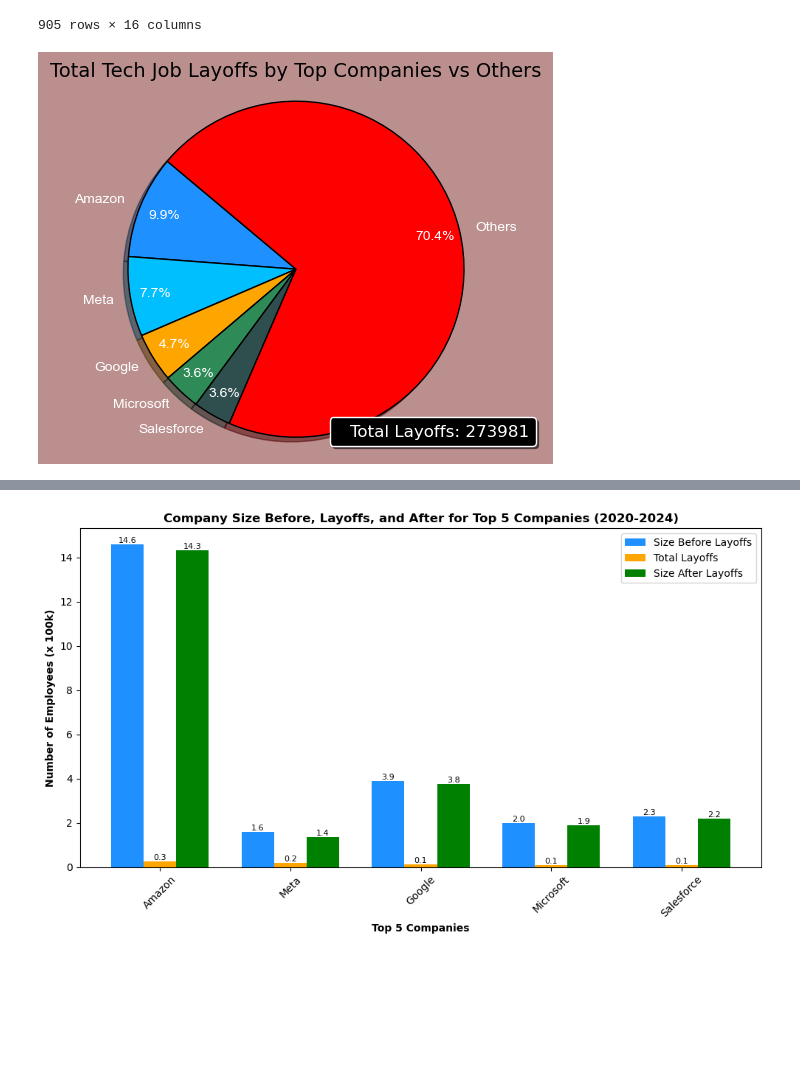
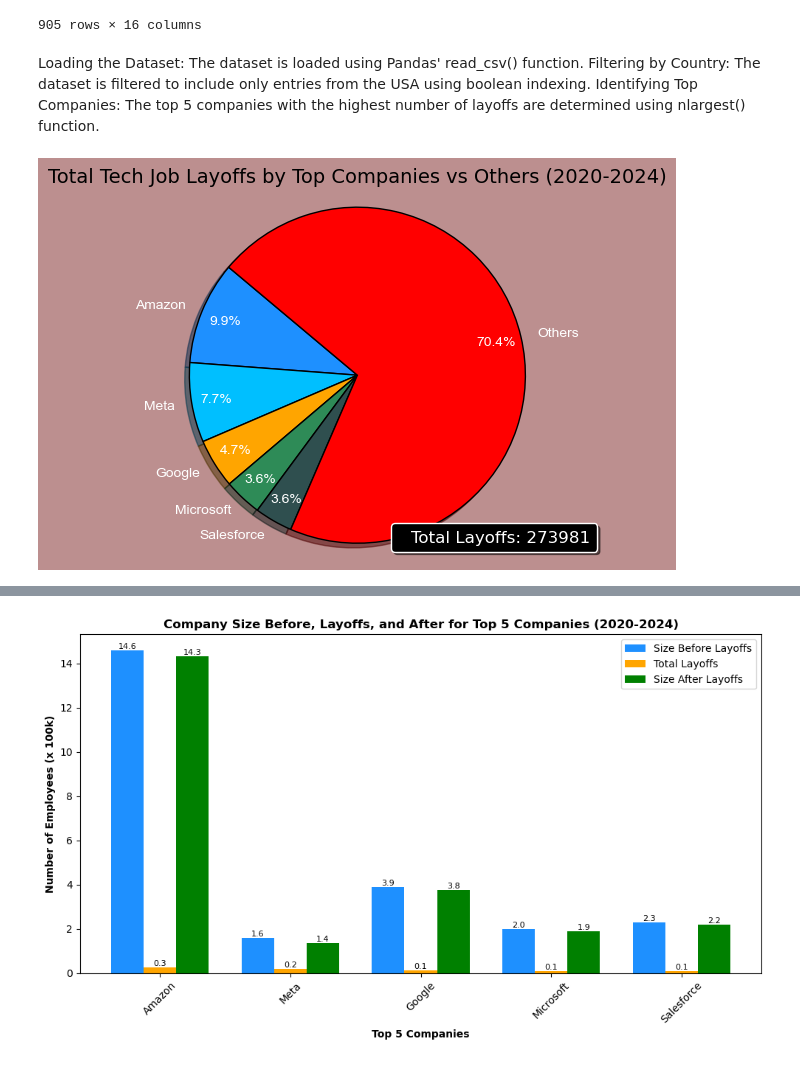
Before and after one commit to cschneggenburger/group-2-project-1, a Jupyter notebook: Big_Tech_Layoffs_Dylan.ipynb, the cells around one changed output, grey strips where cells are left out. Saved outputs shown, nothing was run; the diff lists cells and outputs as text; code cells hidden in the pictures; blank space fills up the shorter version.

Commit message:
Added markdown section. Saved images.

```diff
--- a/Big_Tech_Layoffs_Dylan.ipynb
+++ b/Big_Tech_Layoffs_Dylan.ipynb
@@ -81,6 +75,10 @@ top_5_size_after = company_size_after.loc[usa_top_5_layoffs.index]
 # Get median values for rest of the companies
 rest_size_before = company_size_before.loc[rest_companies.index].median()
 rest_size_after = company_size_after.loc[rest_companies.index].median()
+# %% [markdown]
+Loading the Dataset: The dataset is loaded using Pandas' read_csv() function.
+Filtering by Country: The dataset is filtered to include only entries from the USA using boolean indexing.
+Identifying Top Companies: The top 5 companies with the highest number of layoffs are determined using nlargest() function.
 # %%
 # Concatenate top 5 companies and the rest into a single Series
 top_companies_and_rest = pd.concat([usa_top_5_layoffs, pd.Series(rest_layoffs, index=['Others'])])
@@ -91,32 +89,32 @@ plt.figure(facecolor='rosybrown')
 # Define colors for the slices
 colors = ['dodgerblue', 'deepskyblue', 'orange', 'seagreen', 'darkslategrey', 'red']
 
 # Plot the pie chart
 pie = plt.pie(top_companies_and_rest,
               labels=top_companies_and_rest.index,
               autopct='%1.1f%%',  # Display percentages
               startangle=140,
               shadow=True,
               colors=colors,
               pctdistance=0.85,
               wedgeprops={'edgecolor': 'black', 'linewidth': 1, 'antialiased': True},
               textprops={'rotation': 0, 'fontname': 'Arial', 'color': 'White'}
               )
 
-plt.title('Total Tech Job Layoffs by Top Companies vs Others', fontsize=14)
+plt.title('Total Tech Job Layoffs by Top Companies vs Others (2020-2024)', fontsize=14)
 plt.axis('equal')
 
 # Set the color of the legend marker to black
 plt.legend([f'Total Layoffs: {company_layoffs.sum()}'],
            loc='lower right',
            handlelength=0,
            fontsize='large',
            facecolor='black',
            edgecolor='white',
            labelcolor='white',
            shadow=True
            )
 
 plt.show()
 # %% [output]
-[figure, old version]
+[figure, new version]
```
Also changed, not shown: parts of 9 cells of this notebook, 4 other files.
